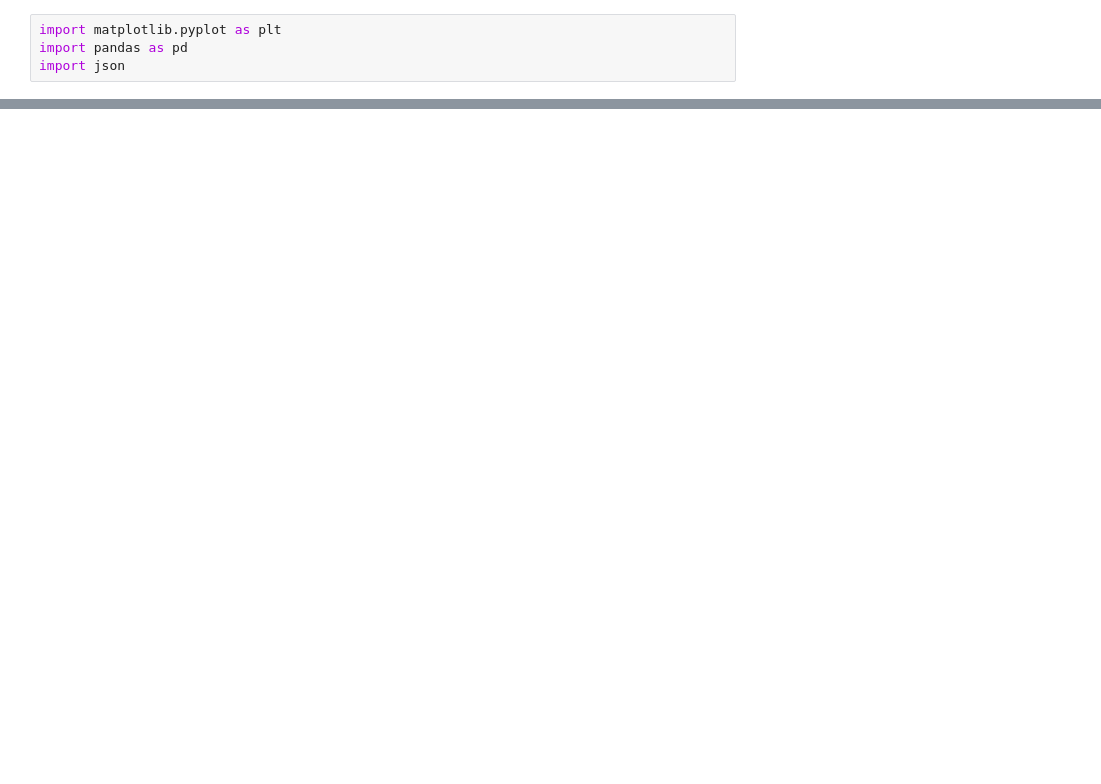
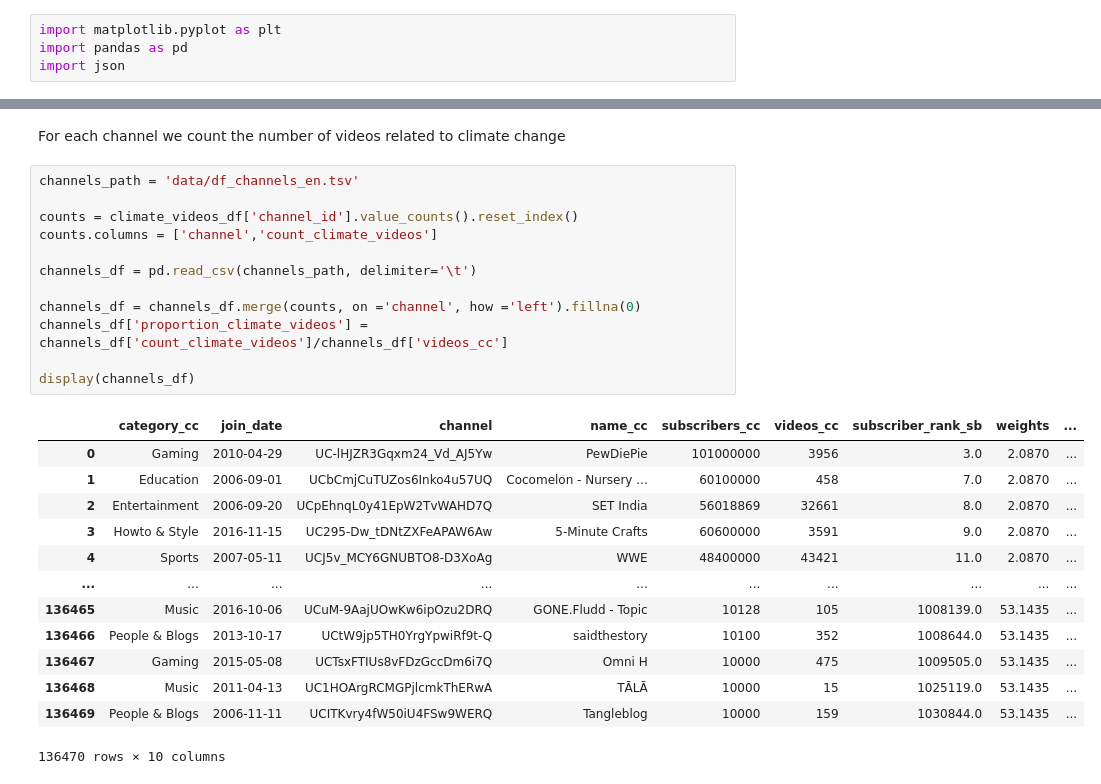
Before and after one commit to agatha-duzan/ada-2023-project-fadamily, a Jupyter notebook: climate_vids_tests.ipynb, the cells around one changed output, grey strips where cells are left out. Drawn from its saved outputs; the diff is of its cells as text; blank space fills up the shorter version.

```diff
--- a/climate_vids_tests.ipynb
+++ b/climate_vids_tests.ipynb
@@ -20,0 +73,28 @@ Suspicious categories : gaming ?
+# %% [markdown]
+For each channel we count the number of videos related to climate change
+# %%
+channels_path = 'data/df_channels_en.tsv'
+
+counts = climate_videos_df['channel_id'].value_counts().reset_index()
+counts.columns = ['channel','count_climate_videos']
+
+channels_df = pd.read_csv(channels_path, delimiter='\t')
+
+channels_df = channels_df.merge(counts, on ='channel', how ='left').fillna(0)
+channels_df['proportion_climate_videos'] = channels_df['count_climate_videos']/channels_df['videos_cc']
+
+display(channels_df)
+# %% [output]
+|  | category_cc | join_date | channel | name_cc | subscribers_cc | videos_cc | subscriber_rank_sb | weights | ... |
+| 0 | Gaming | 2010-04-29 | UC-lHJZR3Gqxm24_Vd_AJ5Yw | PewDiePie | 101000000 | 3956 | 3.0 | 2.0870 | ... |
+| 1 | Education | 2006-09-01 | UCbCmjCuTUZos6Inko4u57UQ | Cocomelon - Nursery ... | 60100000 | 458 | 7.0 | 2.0870 | ... |
+| 2 | Entertainment | 2006-09-20 | UCpEhnqL0y41EpW2TvWAHD7Q | SET India | 56018869 | 32661 | 8.0 | 2.0870 | ... |
+| 3 | Howto & Style | 2016-11-15 | UC295-Dw_tDNtZXFeAPAW6Aw | 5-Minute Crafts | 60600000 | 3591 | 9.0 | 2.0870 | ... |
+| 4 | Sports | 2007-05-11 | UCJ5v_MCY6GNUBTO8-D3XoAg | WWE | 48400000 | 43421 | 11.0 | 2.0870 | ... |
+| ... | ... | ... | ... | ... | ... | ... | ... | ... | ... |
+| 136465 | Music | 2016-10-06 | UCuM-9AajUOwKw6ipOzu2DRQ | GONE.Fludd - Topic | 10128 | 105 | 1008139.0 | 53.1435 | ... |
+| 136466 | People & Blogs | 2013-10-17 | UCtW9jp5TH0YrgYpwiRf9t-Q | saidthestory | 10100 | 352 | 1008644.0 | 53.1435 | ... |
+| 136467 | Gaming | 2015-05-08 | UCTsxFTIUs8vFDzGccDm6i7Q | Omni H | 10000 | 475 | 1009505.0 | 53.1435 | ... |
+| 136468 | Music | 2011-04-13 | UC1HOArgRCMGPjlcmkThERwA | TĀLĀ | 10000 | 15 | 1025119.0 | 53.1435 | ... |
+| 136469 | People & Blogs | 2006-11-11 | UCITKvry4fW50iU4FSw9WERQ | Tangleblog | 10000 | 159 | 1030844.0 | 53.1435 | ... |
+136470 rows × 10 columns
```
Also changed, not shown: parts of 9 cells of this notebook, 1 other file.
